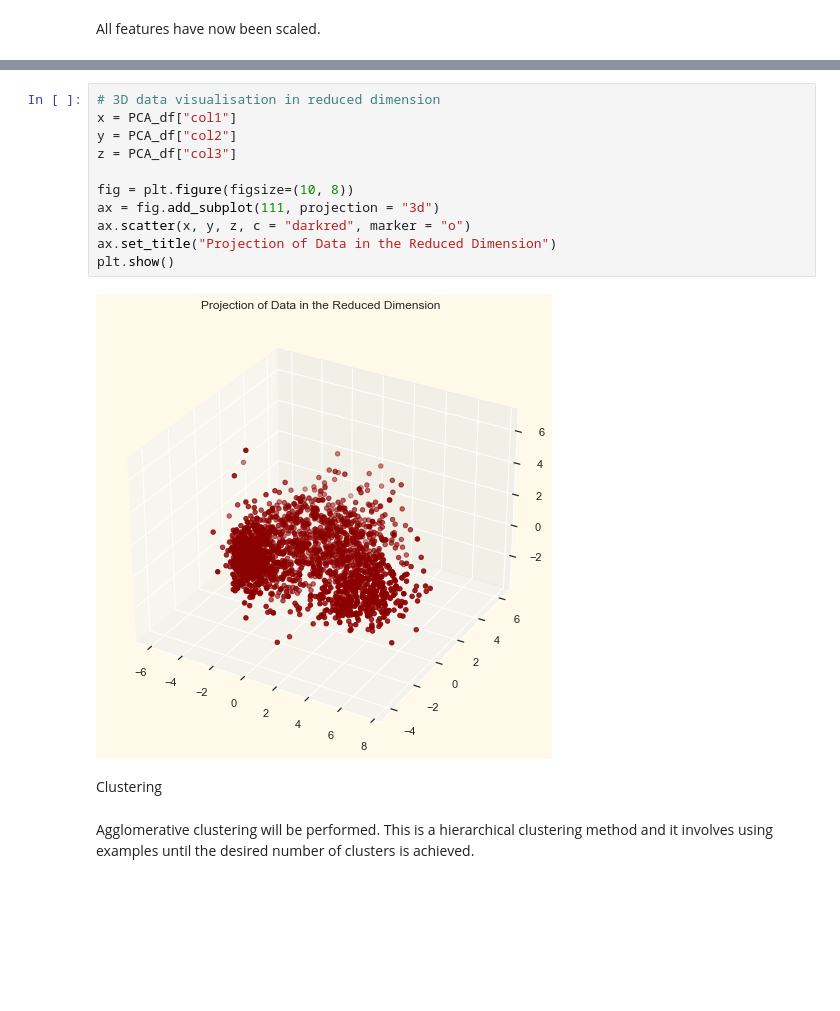
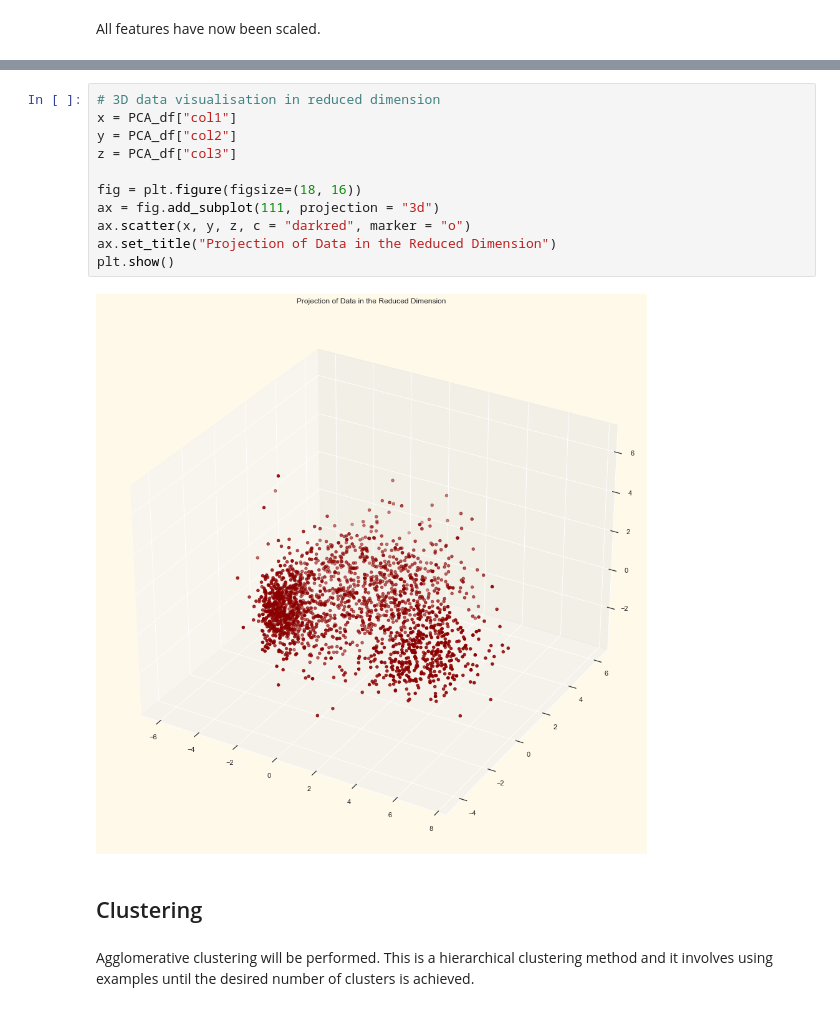
Before and after one commit to juliangherghel/py-customer-personality-analysis, a Jupyter notebook: clustering.ipynb, the cells around one changed output, grey strips where cells are left out. Saved outputs shown, nothing was run; the diff lists cells and outputs as text; blank space fills up the shorter version.

Commit message:
Complete clustering
Complete clustering and MD text

```diff
--- a/clustering.ipynb
+++ b/clustering.ipynb
@@ -231,18 +240,18 @@ PCA_df.describe().T
 # %%
 # 3D data visualisation in reduced dimension
 x = PCA_df["col1"]
 y = PCA_df["col2"]
 z = PCA_df["col3"]
 
-fig = plt.figure(figsize=(10, 8))
+fig = plt.figure(figsize=(18, 16))
 ax = fig.add_subplot(111, projection = "3d")
 ax.scatter(x, y, z, c = "darkred", marker = "o")
 ax.set_title("Projection of Data in the Reduced Dimension")
 plt.show()
 # %% [output]
-[figure, old version]
+[figure, new version]
 # %% [markdown]
-<subtitle>Clustering</subtitle>
+## Clustering
 # %% [markdown]
 Agglomerative clustering will be performed. This is a hierarchical clustering method and it involves using examples until the desired number of clusters is achieved.
 # %%
```
Also changed, not shown: parts of 32 cells of this notebook.
